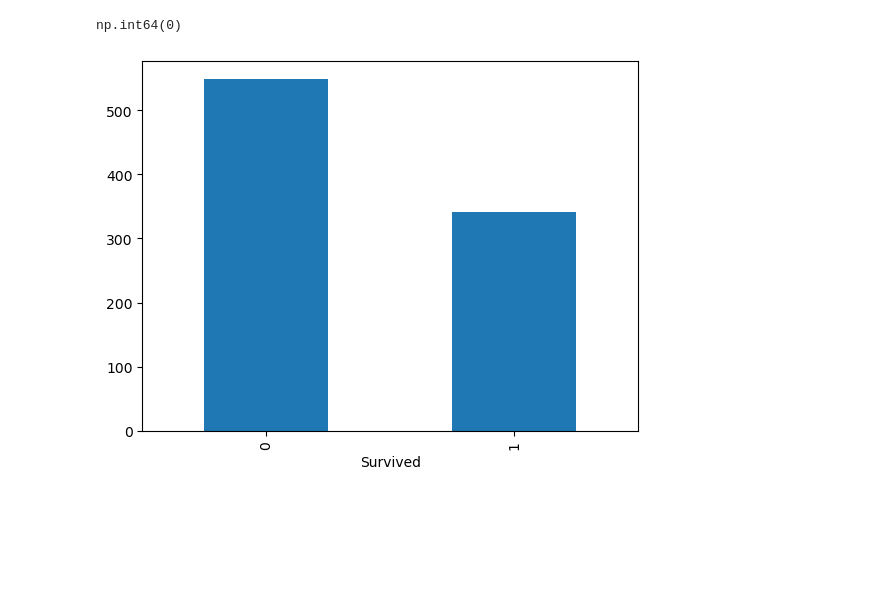
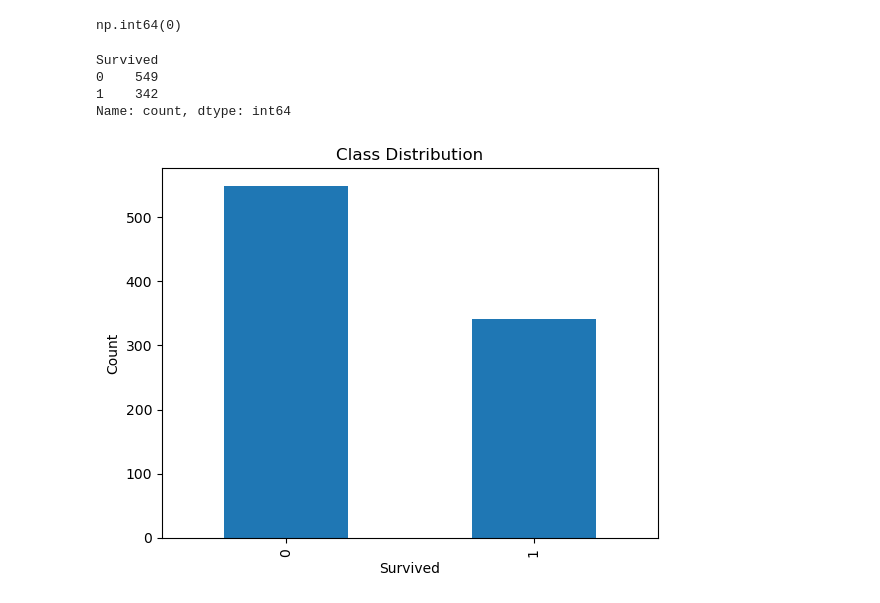
Before and after one commit to MyNameJeff77/ML-CPE, a Jupyter notebook: LAB02/LAB2_code.ipynb, the cells around one changed output. Drawn from its saved outputs; the diff is of its cells as text; code cells hidden in the pictures; blank space fills up the shorter version.

```diff
--- a/LAB02/LAB2_code.ipynb
+++ b/LAB02/LAB2_code.ipynb
@@ -65,7 +65,17 @@ df.duplicated().sum()
 # %% [output]
 np.int64(0)
 # %%
-df["Survived"].value_counts().plot(kind="bar")
-plt.show()
+print(df["Survived"].value_counts())
 # %% [output]
-[figure, removed]
+Survived
+0    549
+1    342
+Name: count, dtype: int64
+# %%
+df["Survived"].value_counts().plot(kind="bar")
+plt.title("Class Distribution")
+plt.xlabel("Survived")
+plt.ylabel("Count")
+plt.show()
+# %% [output]
+[figure, added]
```
Also changed, not shown: parts of 12 cells of this notebook.
